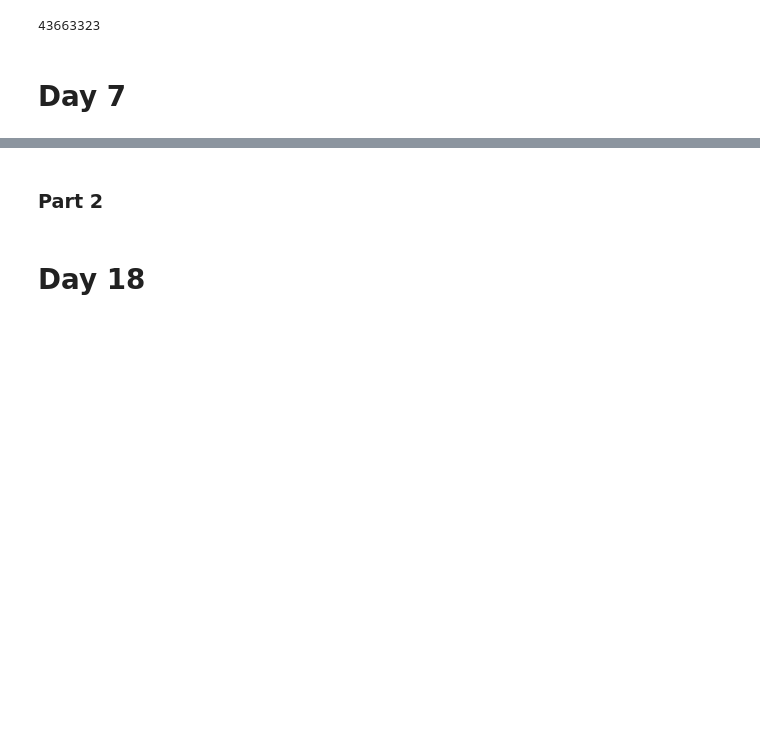
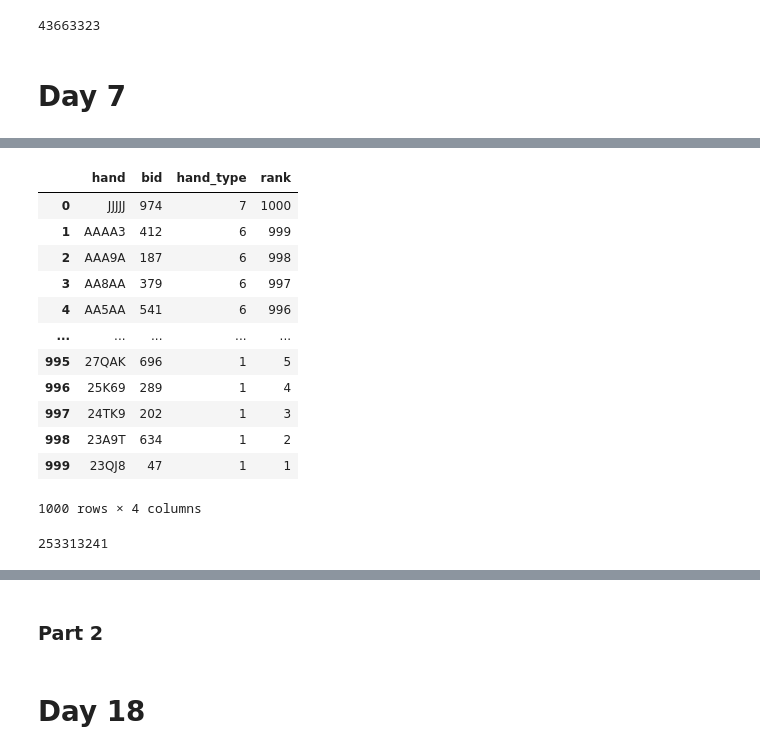
Before and after one commit to jordanehli/JE_Advent_of_Code2023, a Jupyter notebook: JE_Advent_of_Code_2023.ipynb, the cells around one changed output, grey strips where cells are left out. Drawn from its saved outputs; the diff is of its cells as text; code cells hidden in the pictures; blank space fills up the shorter version.

```diff
--- a/JE_Advent_of_Code_2023.ipynb
+++ b/JE_Advent_of_Code_2023.ipynb
@@ -587,3 +587,12 @@ win_count
 43663323
 # %% [markdown]
 # Day 7
+# %%
+hands = open('aoc_day7.txt').read().strip()
+# split on each hand
+hands = hands.split('\n')
+# split hand and bid and create a dataframe
+split_hands = [(i.split()[0], int(i.split()[1])) for i in hands]
+df = pd.DataFrame(split_hands, columns=['hand', 'bid'])
+df2 = df.copy() # create copy for part 2
+df
@@ -589,0 +660,26 @@ win_count
+# %%
+# key for rankings of individual cards
+card_rank_key = {'A': 13, 'K': 12, 'Q': 11, 'J': 10, 'T': 9, '9': 8, '8': 7, '7': 6, '6': 5, '5': 4, '4': 3, '3': 2, '2': 1}
+
+# fn to take hand and return it in tuple form with the key above
+def hand_to_rank(hand):
+    return tuple(card_rank_key[card] for card in hand)
+
+# fn to look through a hand type and rank them
+def rank_hand_type(hands_of_this_type):
+    # initialize rank_list that sorts the hands for each type based on the key above
+    rank_list = sorted(hands_of_this_type, key=hand_to_rank, reverse=True)
+    # return a reversed copy of rank_list because the outer loop we will call starts with worse hands first
+    return rank_list[::-1]
+
+# init list for ranked hands
+ranked_hands = []
+# loop through hand types and then run each hand type through the fn above
+for i in range(1, 8):
+    mask = df['hand_type'] == i
+    hands_of_this_type = df.loc[mask, 'hand'].tolist()
+    ranked_hands.extend(rank_hand_type(hands_of_this_type))
+
+# ranked hands is ordered from worst to best so one last reverse
+ranked_hands.reverse()
+ranked_hands
@@ -589,0 +704,31 @@ win_count
+# %%
+# makes 'hand' column the index
+df.set_index('hand', inplace=True)
+# re-index the df with the ordered list
+df = df.loc[ranked_hands]
+# reset the index
+df.reset_index(inplace=True)
+# add column with rank numbers
+df['rank'] = range(1000,0,-1)
+df
+# %% [output]
+|  | hand | bid | hand_type | rank |
+| 0 | JJJJJ | 974 | 7 | 1000 |
+| 1 | AAAA3 | 412 | 6 | 999 |
+| 2 | AAA9A | 187 | 6 | 998 |
+| 3 | AA8AA | 379 | 6 | 997 |
+| 4 | AA5AA | 541 | 6 | 996 |
+| ... | ... | ... | ... | ... |
+| 995 | 27QAK | 696 | 1 | 5 |
+| 996 | 25K69 | 289 | 1 | 4 |
+| 997 | 24TK9 | 202 | 1 | 3 |
+| 998 | 23A9T | 634 | 1 | 2 |
+| 999 | 23QJ8 | 47 | 1 | 1 |
+1000 rows × 4 columns
+# %%
+# create sum column with prod of bid and rank for each hand
+df['sum'] = df['bid']*df['rank']
+# total sum of the sums
+sum(df['sum'])
+# %% [output]
+253313241
```
Also changed, not shown: parts of 7 cells of this notebook, 1 other file.
